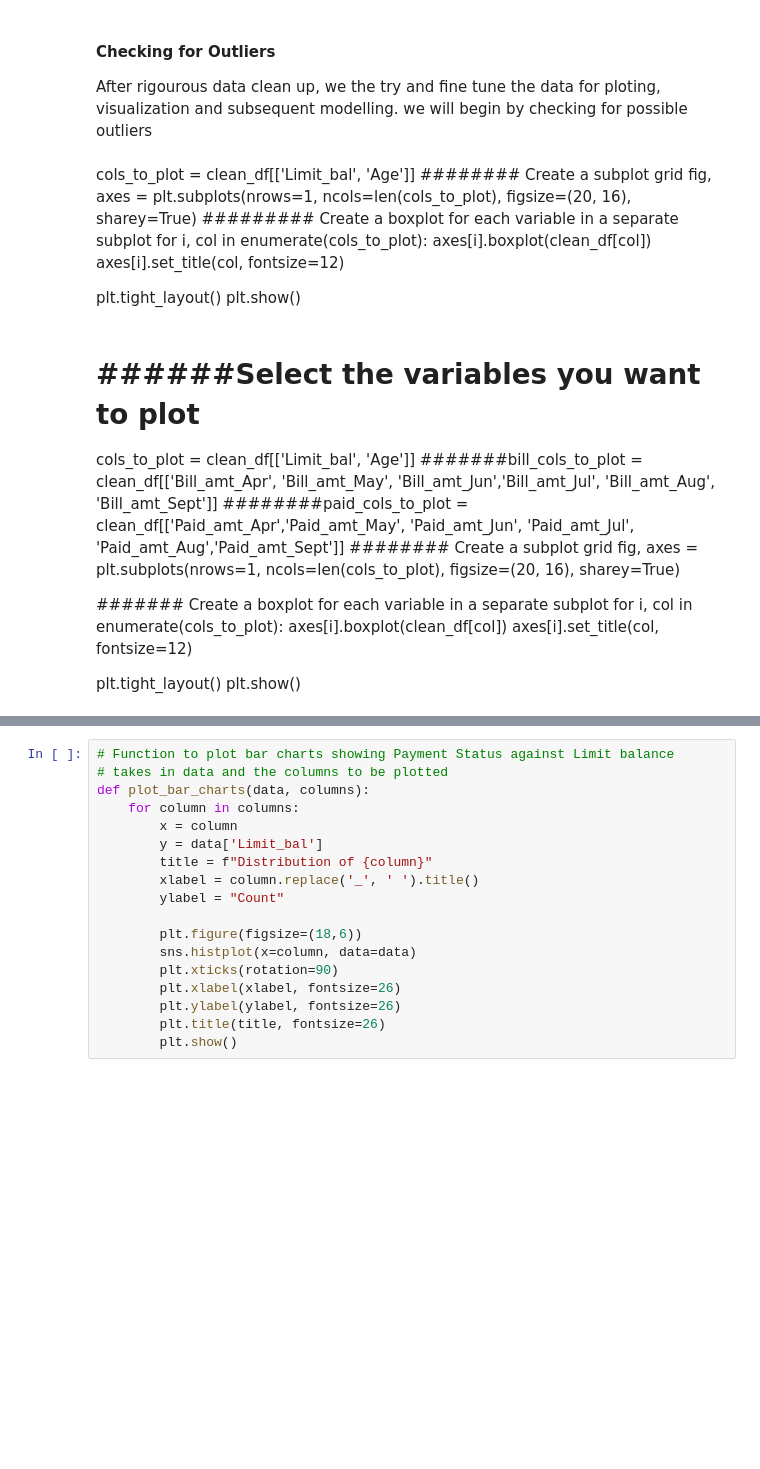
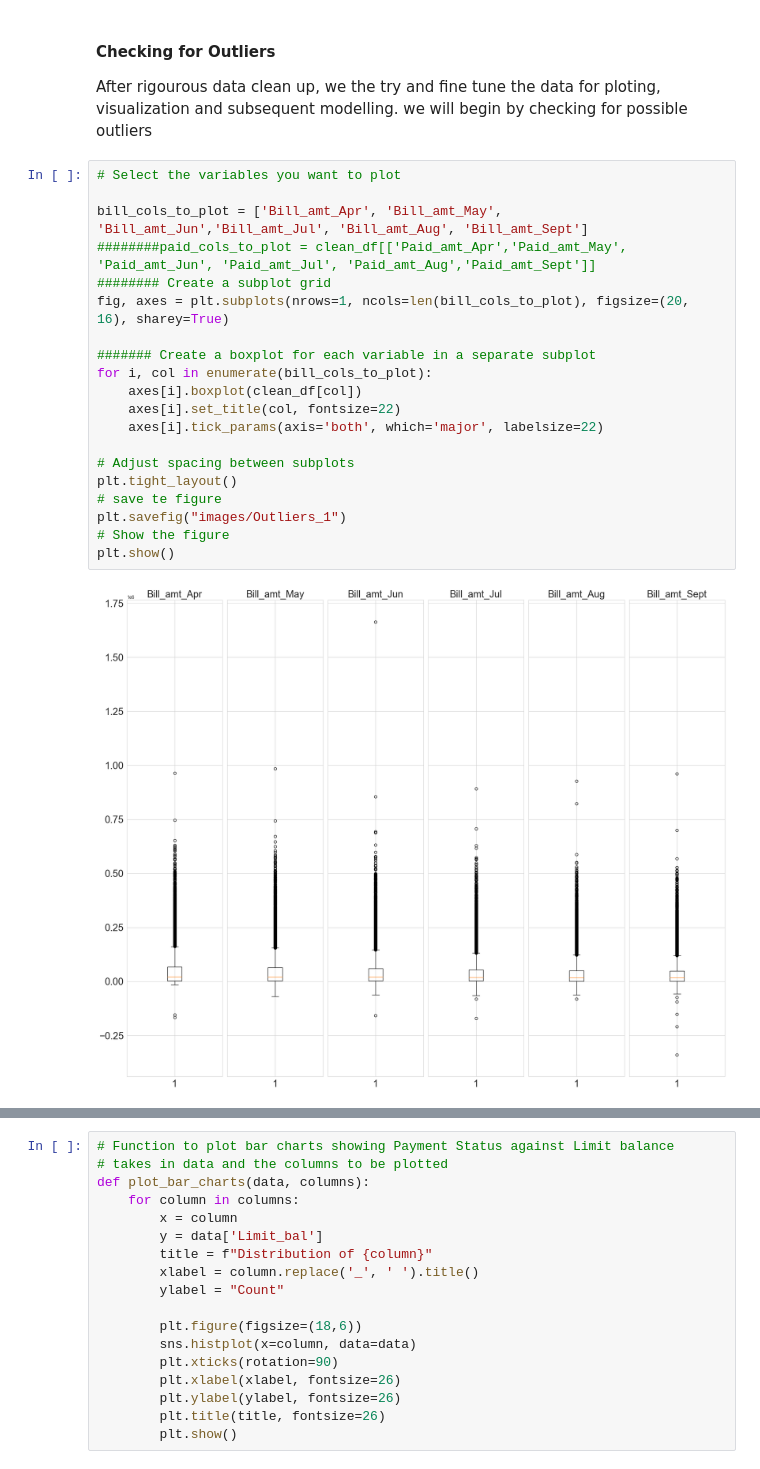
Before and after one commit to Imacharia/Default_predictor, a Jupyter notebook: Credit card default analysis.ipynb, the cells around one changed output, grey strips where cells are left out. Drawn from its saved outputs; the diff is of its cells as text; blank space fills up the shorter version.

```diff
--- a/Credit card default analysis.ipynb
+++ b/Credit card default analysis.ipynb
@@ -149,30 +118,25 @@ memory usage: 5.5+ MB
 #### Checking for Outliers
 After rigourous data clean up, we the try and fine tune the data for ploting, visualization and subsequent modelling.
 we will begin by checking for possible outliers
-# %% [markdown]
-cols_to_plot = clean_df[['Limit_bal', 'Age']]
-######## Create a subplot grid
-fig, axes = plt.subplots(nrows=1, ncols=len(cols_to_plot), figsize=(20, 16), sharey=True)
-######### Create a boxplot for each variable in a separate subplot
-for i, col in enumerate(cols_to_plot):
-    axes[i].boxplot(clean_df[col])
-    axes[i].set_title(col, fontsize=12)
-
-plt.tight_layout()
-plt.show()
-# %% [markdown]
-# ######Select the variables you want to plot
-cols_to_plot = clean_df[['Limit_bal', 'Age']]
-#######bill_cols_to_plot = clean_df[['Bill_amt_Apr', 'Bill_amt_May', 'Bill_amt_Jun','Bill_amt_Jul', 'Bill_amt_Aug', 'Bill_amt_Sept']]
-########paid_cols_to_plot = clean_df[['Paid_amt_Apr','Paid_amt_May', 'Paid_amt_Jun', 'Paid_amt_Jul', 'Paid_amt_Aug','Paid_amt_Sept']]
-######## Create a subplot grid
-fig, axes = plt.subplots(nrows=1, ncols=len(cols_to_plot), figsize=(20, 16), sharey=True)
-
-####### Create a boxplot for each variable in a separate subplot
-for i, col in enumerate(cols_to_plot):
-    axes[i].boxplot(clean_df[col])
-    axes[i].set_title(col, fontsize=12)
-
-
-plt.tight_layout()
-plt.show()
+# %%
+# Select the variables you want to plot
+
+bill_cols_to_plot = ['Bill_amt_Apr', 'Bill_amt_May', 'Bill_amt_Jun','Bill_amt_Jul', 'Bill_amt_Aug', 'Bill_amt_Sept']
+########paid_cols_to_plot = clean_df[['Paid_amt_Apr','Paid_amt_May', 'Paid_amt_Jun', 'Paid_amt_Jul', 'Paid_amt_Aug','Paid_amt_Sept']]
+######## Create a subplot grid
+fig, axes = plt.subplots(nrows=1, ncols=len(bill_cols_to_plot), figsize=(20, 16), sharey=True)
+
+####### Create a boxplot for each variable in a separate subplot
+for i, col in enumerate(bill_cols_to_plot):
+    axes[i].boxplot(clean_df[col])
+    axes[i].set_title(col, fontsize=22)
+    axes[i].tick_params(axis='both', which='major', labelsize=22)
+
+# Adjust spacing between subplots
+plt.tight_layout()
+# save te figure
+plt.savefig("images/Outliers_1")
+# Show the figure
+plt.show()
+# %% [output]
+[figure, added]
```
Also changed, not shown: parts of 25 cells of this notebook, 6 other files.
